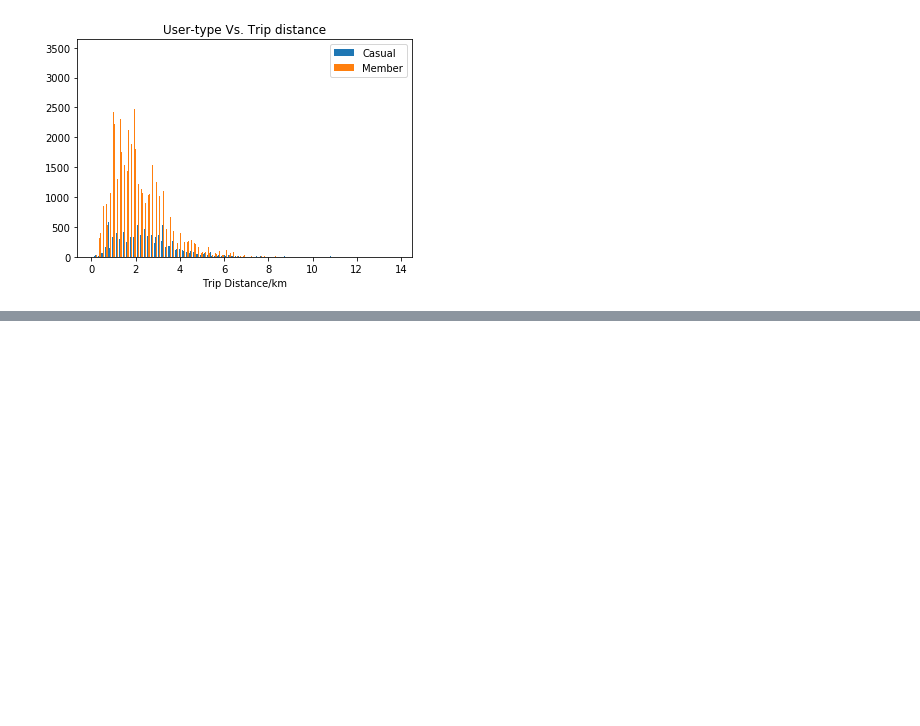
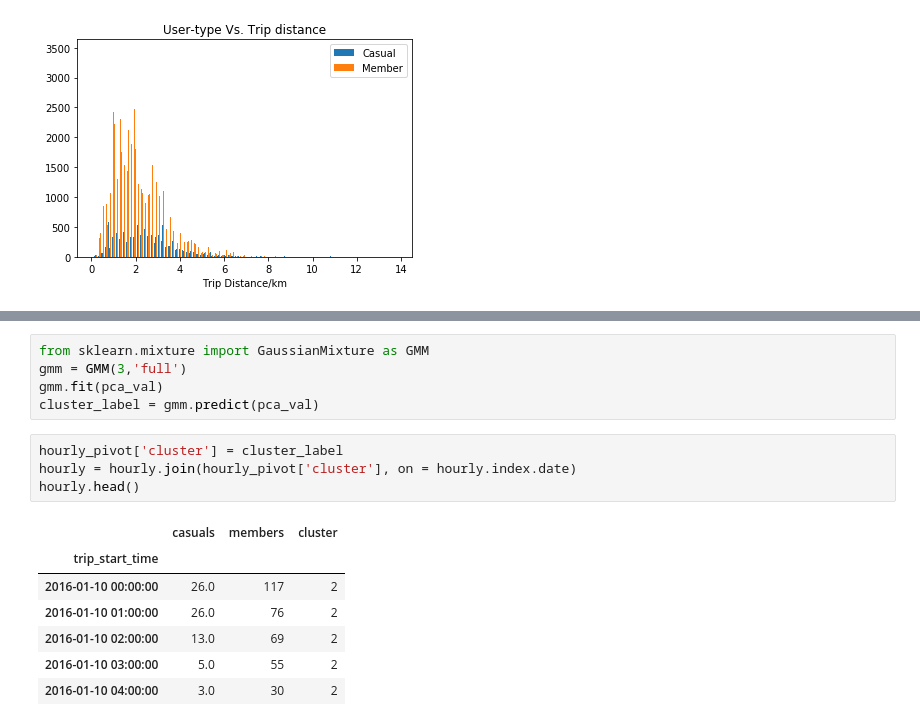
Before and after one commit to simonZhou-git/Toronto-Bikeshare-Analysis, a Jupyter notebook: Toronto_Bike_Share.ipynb, the cells around one changed output, grey strips where cells are left out. Saved outputs shown, nothing was run; the diff lists cells and outputs as text; blank space fills up the shorter version.

```diff
--- a/Toronto_Bike_Share.ipynb
+++ b/Toronto_Bike_Share.ipynb
@@ -587,0 +737,17 @@ plt.show()
+# %%
+from sklearn.mixture import GaussianMixture as GMM
+gmm = GMM(3,'full')
+gmm.fit(pca_val)
+cluster_label = gmm.predict(pca_val)
+# %%
+hourly_pivot['cluster'] = cluster_label
+hourly = hourly.join(hourly_pivot['cluster'], on = hourly.index.date)
+hourly.head()
+# %% [output]
+|  | casuals | members | cluster |
+| trip_start_time |  |  |  |
+| 2016-01-10 00:00:00 | 26.0 | 117 | 2 |
+| 2016-01-10 01:00:00 | 26.0 | 76 | 2 |
+| 2016-01-10 02:00:00 | 13.0 | 69 | 2 |
+| 2016-01-10 03:00:00 | 5.0 | 55 | 2 |
+| 2016-01-10 04:00:00 | 3.0 | 30 | 2 |
```
Also changed, not shown: parts of 19 cells of this notebook.
